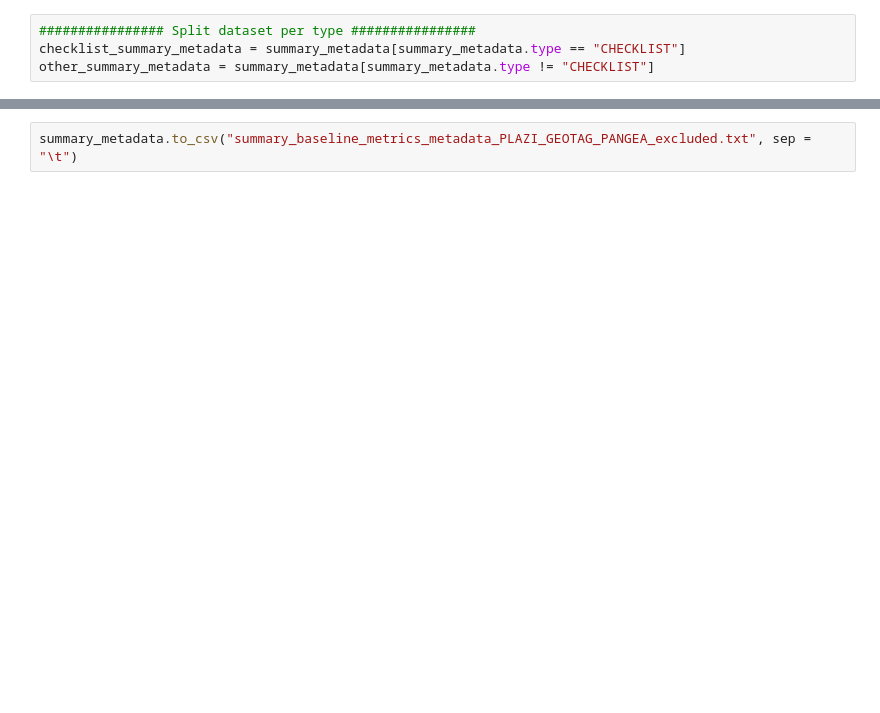
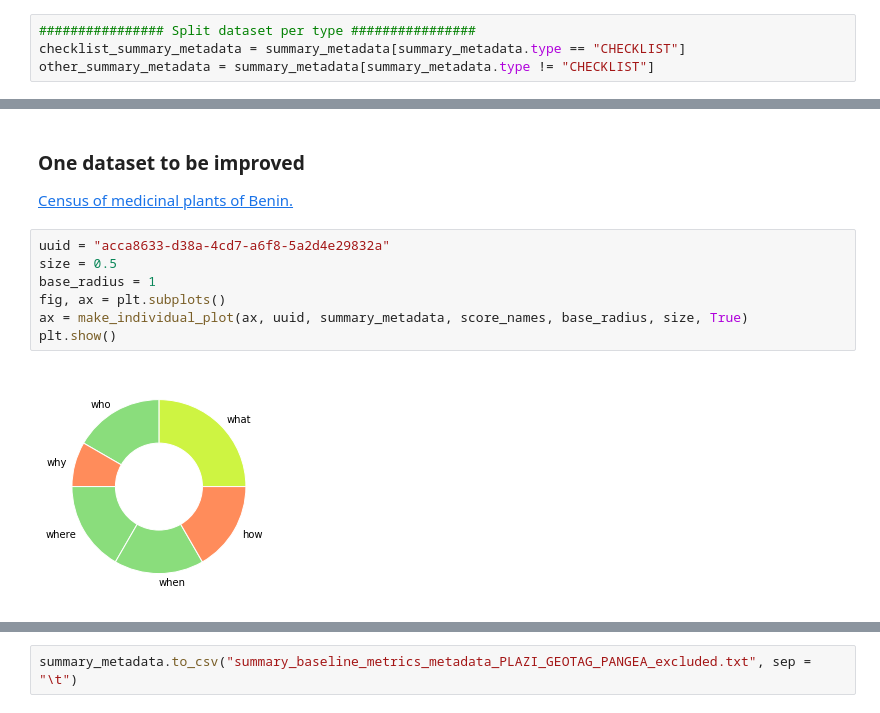
Before and after one commit to gbif/data-products, a Jupyter notebook: metadata/baseline_metrics_metadata_all_dataset_NO_plazi_geotag_pangea.ipynb, the cells around one changed output, grey strips where cells are left out. Saved outputs shown, nothing was run; the diff lists cells and outputs as text; blank space fills up the shorter version.

```diff
--- a/metadata/baseline_metrics_metadata_all_dataset_NO_plazi_geotag_pangea.ipynb
+++ b/metadata/baseline_metrics_metadata_all_dataset_NO_plazi_geotag_pangea.ipynb
@@ -111,0 +91,13 @@ plot_general_scores(checklist_summary_metadata, score_names_checklist, scores)
+# %% [markdown]
+### One dataset to be improved
+
+[Census of medicinal plants of Benin.](https://www.gbif.org/dataset/acca8633-d38a-4cd7-a6f8-5a2d4e29832a)
+# %%
+uuid = "acca8633-d38a-4cd7-a6f8-5a2d4e29832a"
+size = 0.5
+base_radius = 1
+fig, ax = plt.subplots()
+ax = make_individual_plot(ax, uuid, summary_metadata, score_names, base_radius, size, True)
+plt.show()
+# %% [output]
+[figure, added]
```
Also changed, not shown: parts of 18 cells of this notebook, 1 other file.
